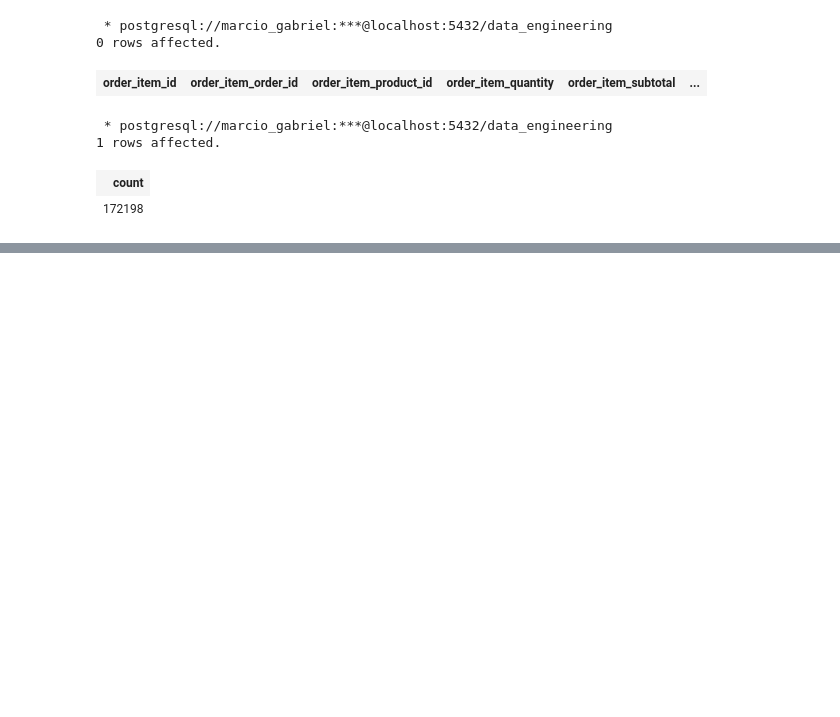
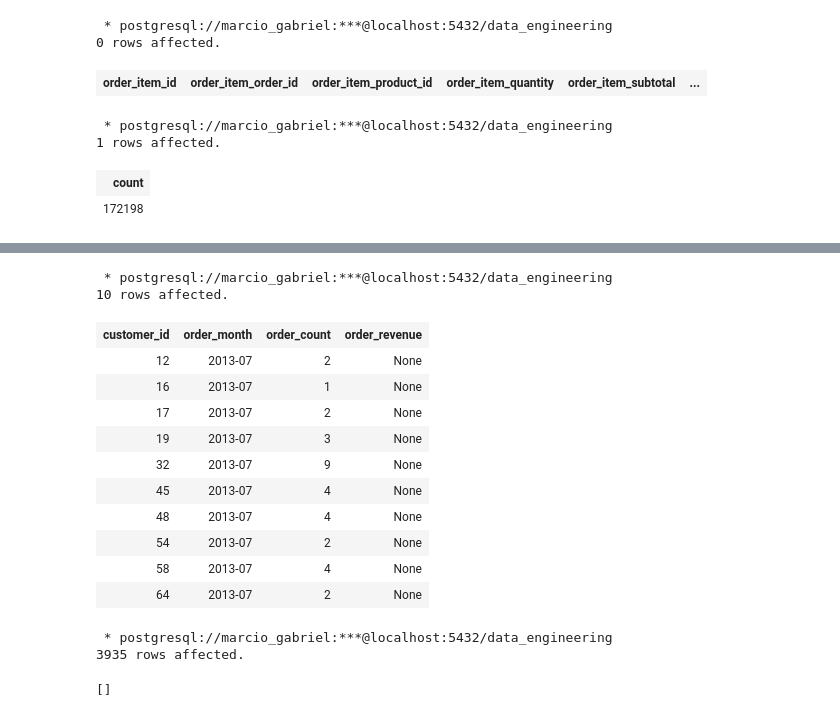
Before and after one commit to marcioGabrielMengali/data-engineering-essentials, a Jupyter notebook: section-14/advanced_queries.ipynb, the cells around one changed output, grey strips where cells are left out. Saved outputs shown, nothing was run; the diff lists cells and outputs as text; code cells hidden in the pictures; blank space fills up the shorter version.

```diff
--- a/section-14/advanced_queries.ipynb
+++ b/section-14/advanced_queries.ipynb
@@ -199,0 +338,49 @@ LIMIT 10
+# %%
+%%sql
+
+SELECT * FROM customer_order_metrics_mthly
+ORDER BY order_month,
+    customer_id
+LIMIT 10
+# %% [output]
+ * postgresql://marcio_gabriel:***@localhost:5432/data_engineering
+10 rows affected.
+| customer_id | order_month | order_count | order_revenue |
+| 12 | 2013-07 | 2 | None |
+| 16 | 2013-07 | 1 | None |
+| 17 | 2013-07 | 2 | None |
+| 19 | 2013-07 | 3 | None |
+| 32 | 2013-07 | 9 | None |
+| 45 | 2013-07 | 4 | None |
+| 48 | 2013-07 | 4 | None |
+| 54 | 2013-07 | 2 | None |
+| 58 | 2013-07 | 4 | None |
+| 64 | 2013-07 | 2 | None |
+# %%
+%%sql
+
+UPDATE customer_order_metrics_mthly comd
+SET
+    (order_count, order_revenue) = (
+        SELECT count(1),
+            round(sum(order_item_subtotal)::numeric, 2)
+        FROM orders o
+            JOIN order_items oi
+                ON o.order_id = oi.order_item_order_id
+        WHERE o.order_customer_id = comd.customer_id
+            AND to_char(o.order_date, 'yyyy-MM') = comd.order_month
+            AND to_char(o.order_date, 'yyyy-MM') = '2013-08'
+            AND comd.order_month = '2013-08'
+        GROUP BY o.order_customer_id,
+            to_char(o.order_date, 'yyyy-MM')
+    )
+WHERE EXISTS (
+    SELECT 1 FROM orders o
+    WHERE o.order_customer_id = comd.customer_id
+        AND to_char(o.order_date, 'yyyy-MM') = comd.order_month
+        AND to_char(o.order_date, 'yyyy-MM') = '2013-08'
+) AND comd.order_month = '2013-08'
+# %% [output]
+ * postgresql://marcio_gabriel:***@localhost:5432/data_engineering
+3935 rows affected.
+[]
```
Also changed, not shown: parts of 39 cells of this notebook.
